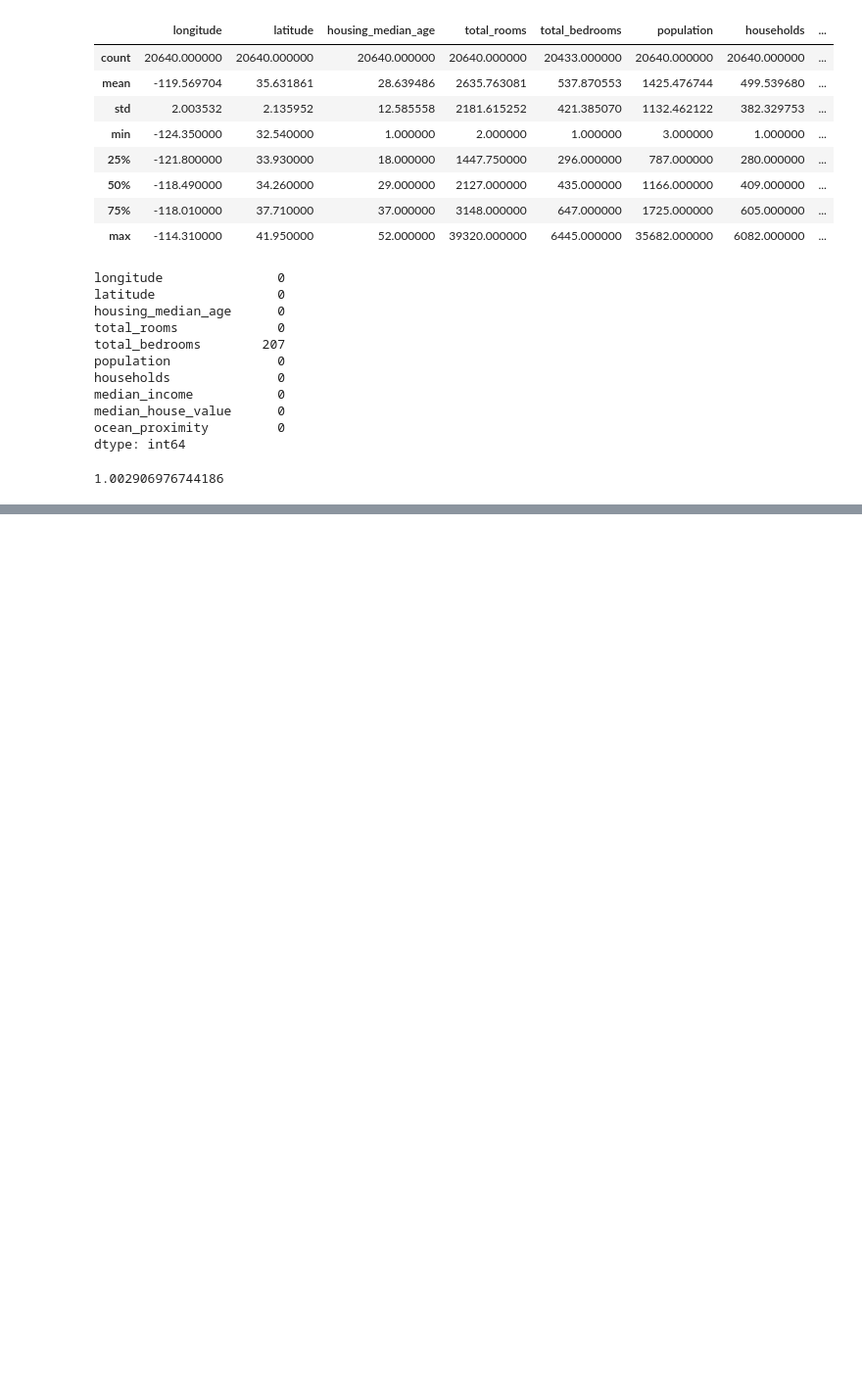
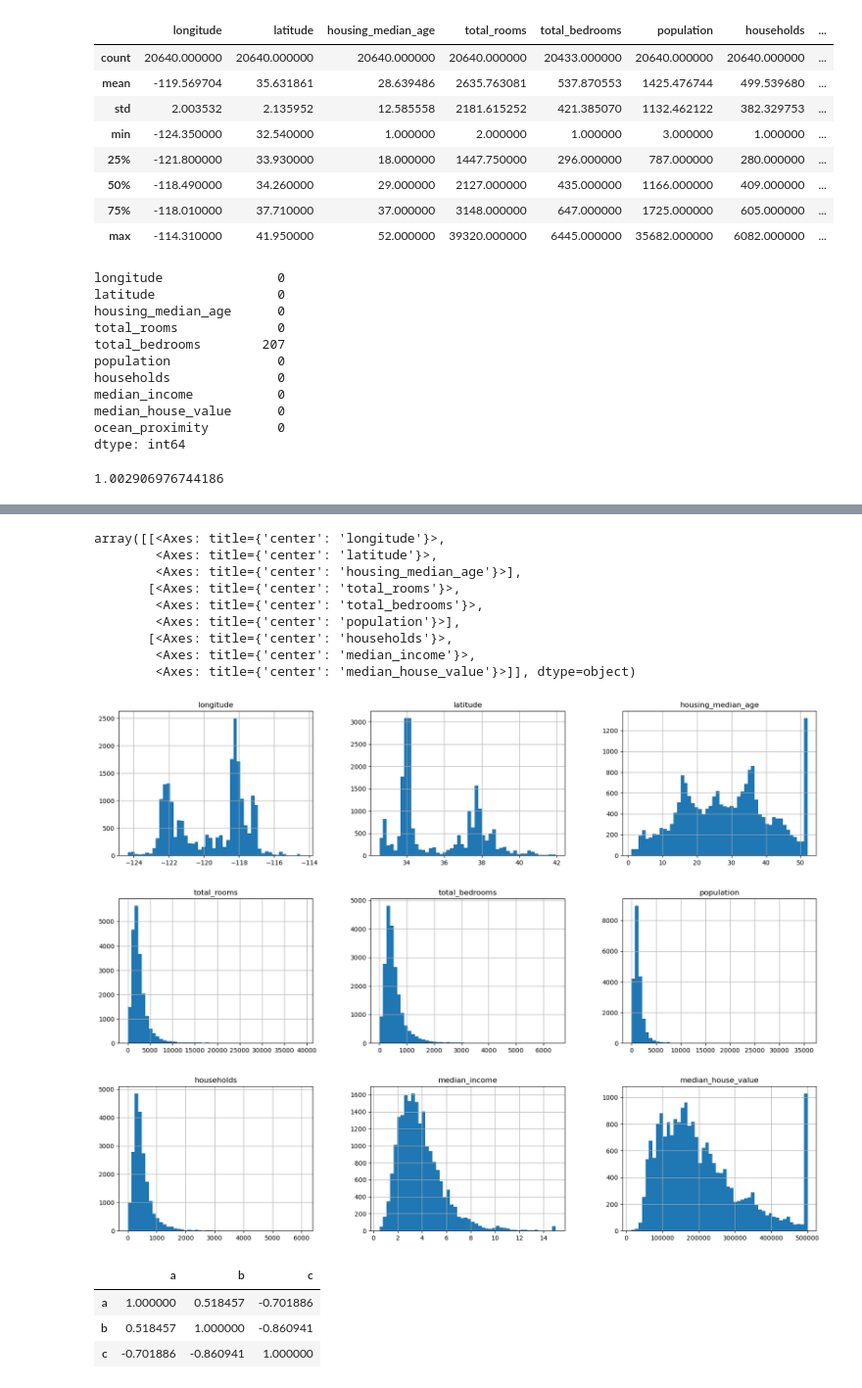
Before and after one commit to nishags83g/my-ai-learning, a Jupyter notebook: mylearnings.ipynb, the cells around one changed output, grey strips where cells are left out. Shown: that part at 98% size. Saved outputs shown, nothing was run; the diff lists cells and outputs as text; code cells hidden in the pictures; blank space fills up the shorter version.

```diff
--- a/mylearnings.ipynb
+++ b/mylearnings.ipynb
@@ -86,0 +114,15 @@ caHousing_copy=caHousing.copy()
+# %%
+# Plot histograms of all numberic columns in a dataframe. Does not seem to work without bins and flgssize. If used on datafames with non-numeric columns,
+# plots histogram only with numeric columns
+caHousing.hist(bins=50, figsize=(20,15))
+# %% [output]
+array([[<Axes: title={'center': 'longitude'}>,
+        <Axes: title={'center': 'latitude'}>,
+        <Axes: title={'center': 'housing_median_age'}>],
+       [<Axes: title={'center': 'total_rooms'}>,
+        <Axes: title={'center': 'total_bedrooms'}>,
+        <Axes: title={'center': 'population'}>],
+       [<Axes: title={'center': 'households'}>,
+        <Axes: title={'center': 'median_income'}>,
+        <Axes: title={'center': 'median_house_value'}>]], dtype=object)
+[figure, added]
@@ -86,0 +138,7 @@ caHousing_copy=caHousing.copy()
+# %%
+corrMatrix
+# %% [output]
+|  | a | b | c |
+| a | 1.000000 | 0.518457 | -0.701886 |
+| b | 0.518457 | 1.000000 | -0.860941 |
+| c | -0.701886 | -0.860941 | 1.000000 |
```
Also changed, not shown: parts of 5 cells of this notebook.
